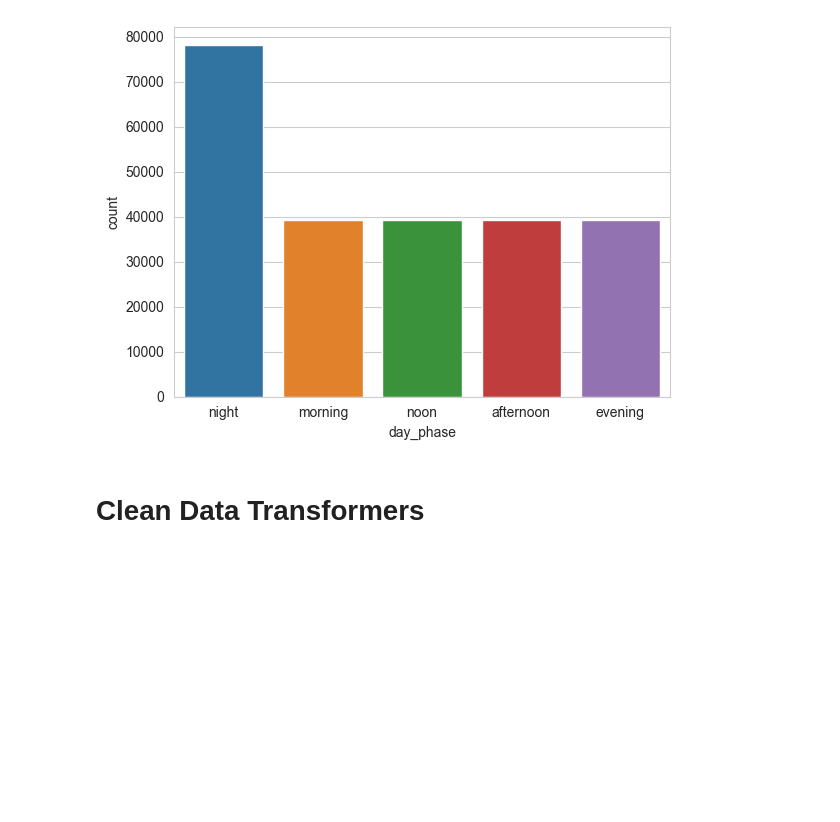
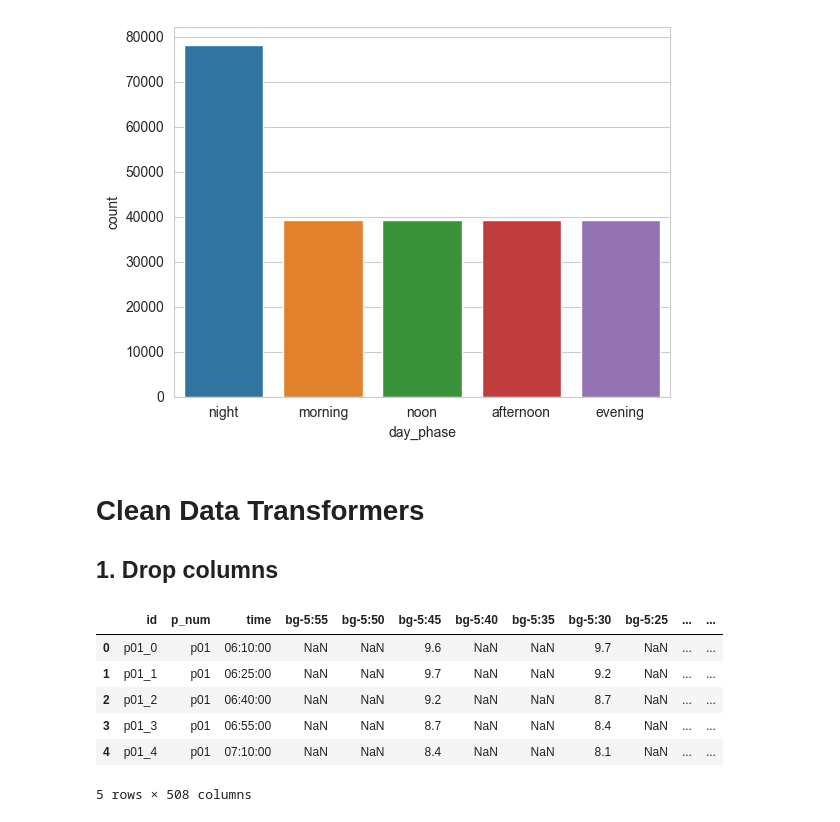
Before and after one commit to masaver/brist1d, a Jupyter notebook: notebooks/ralf/2.3-preprocessing-transformers.ipynb, the cells around one changed output. Drawn from its saved outputs; the diff is of its cells as text; code cells hidden in the pictures; blank space fills up the shorter version.

Commit message:
Add more transformers
* DropColumnsTransformer
* FillPropertyNaNsTransformer

```diff
--- a/notebooks/ralf/2.3-preprocessing-transformers.ipynb
+++ b/notebooks/ralf/2.3-preprocessing-transformers.ipynb
@@ -6,6 +6,7 @@ import pandas as pd
 
 data_file = os.path.join('..', '..', 'data', 'interim', 'all_train.csv')
 test_file = os.path.join('..', '..', 'data', 'raw', 'test.csv')
+raw_data_file = os.path.join('..', '..', 'data', 'raw', 'train.csv')
 df = pd.read_csv(data_file, index_col=0)
 df.head()
 # %% [output]
@@ -43,3 +44,17 @@ plt.show()
 [figure]
 # %% [markdown]
 # Clean Data Transformers
+
+## 1. Drop columns
+# %%
+# read raw data
+df = pd.read_csv(raw_data_file, low_memory=False)
+df.head()
+# %% [output]
+|  | id | p_num | time | bg-5:55 | bg-5:50 | bg-5:45 | bg-5:40 | bg-5:35 | bg-5:30 | bg-5:25 | ... | ... |
+| 0 | p01_0 | p01 | 06:10:00 | NaN | NaN | 9.6 | NaN | NaN | 9.7 | NaN | ... | ... |
+| 1 | p01_1 | p01 | 06:25:00 | NaN | NaN | 9.7 | NaN | NaN | 9.2 | NaN | ... | ... |
+| 2 | p01_2 | p01 | 06:40:00 | NaN | NaN | 9.2 | NaN | NaN | 8.7 | NaN | ... | ... |
+| 3 | p01_3 | p01 | 06:55:00 | NaN | NaN | 8.7 | NaN | NaN | 8.4 | NaN | ... | ... |
+| 4 | p01_4 | p01 | 07:10:00 | NaN | NaN | 8.4 | NaN | NaN | 8.1 | NaN | ... | ... |
+5 rows × 508 columns
```
Also changed, not shown: parts of 3 cells of this notebook, 3 other files.
